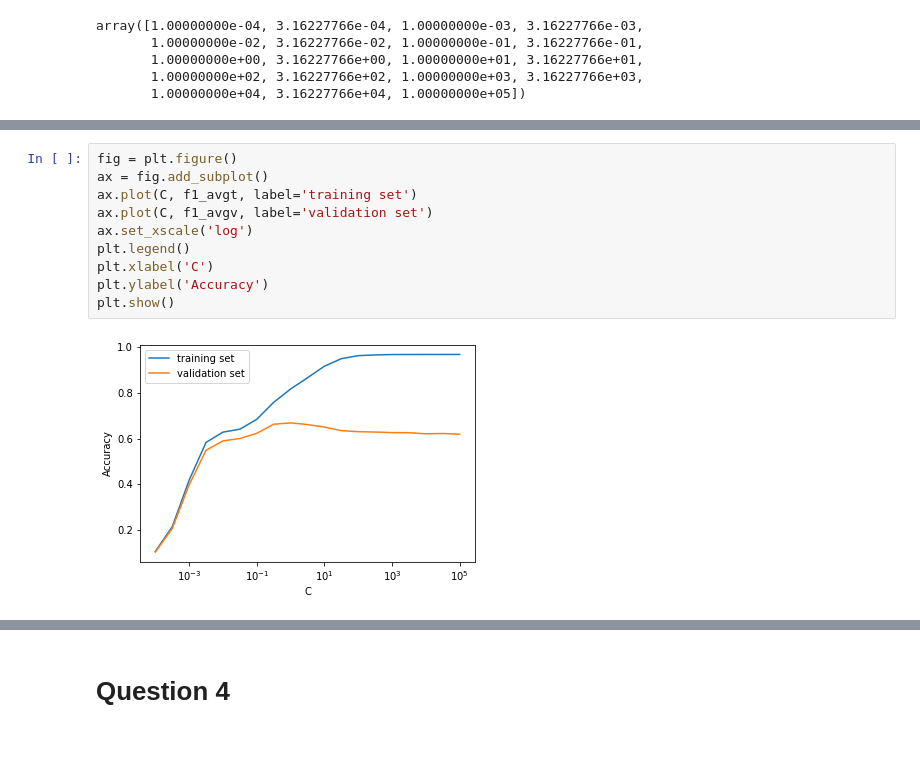
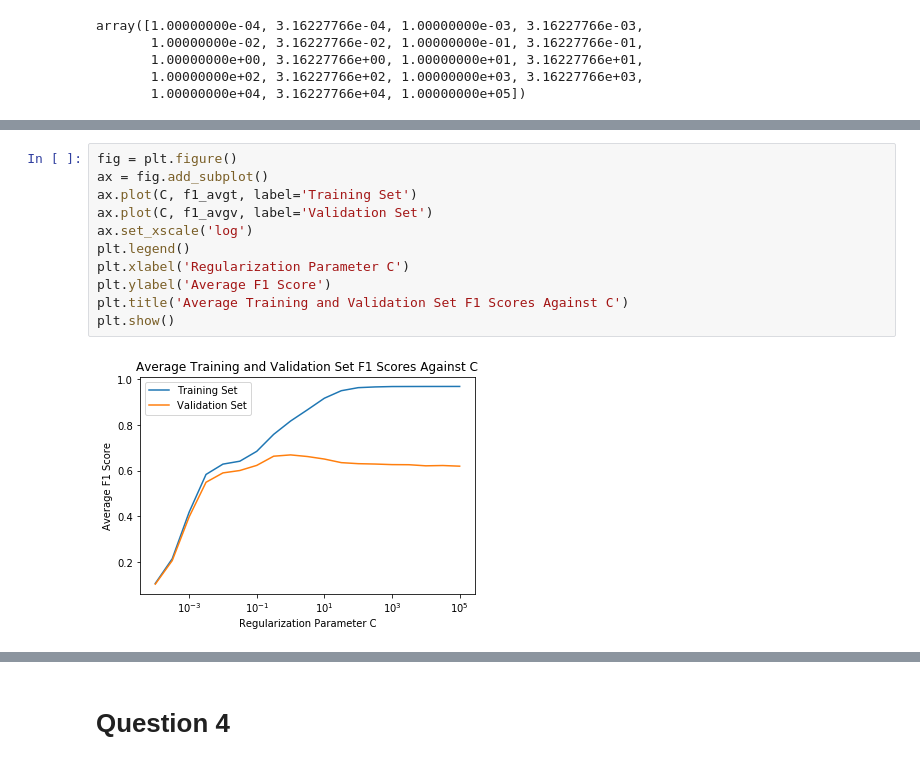
Before and after one commit to highpreef/IAML, a Jupyter notebook: Assignment 2.ipynb, the cells around one changed output, grey strips where cells are left out. Drawn from its saved outputs; the diff is of its cells as text.

```diff
--- a/Assignment 2.ipynb
+++ b/Assignment 2.ipynb
@@ -261,12 +311,13 @@ Average of test : 0.6290397926441794
 # %%
 fig = plt.figure()
 ax = fig.add_subplot()
-ax.plot(C, f1_avgt, label='training set')
-ax.plot(C, f1_avgv, label='validation set')
+ax.plot(C, f1_avgt, label='Training Set')
+ax.plot(C, f1_avgv, label='Validation Set')
 ax.set_xscale('log')
 plt.legend()
-plt.xlabel('C')
-plt.ylabel('Accuracy')
+plt.xlabel('Regularization Parameter C')
+plt.ylabel('Average F1 Score')
+plt.title('Average Training and Validation Set F1 Scores Against C')
 plt.show()
 # %% [output]
-[figure, old version]
+[figure, new version]
```
Also changed, not shown: parts of 23 cells of this notebook.
